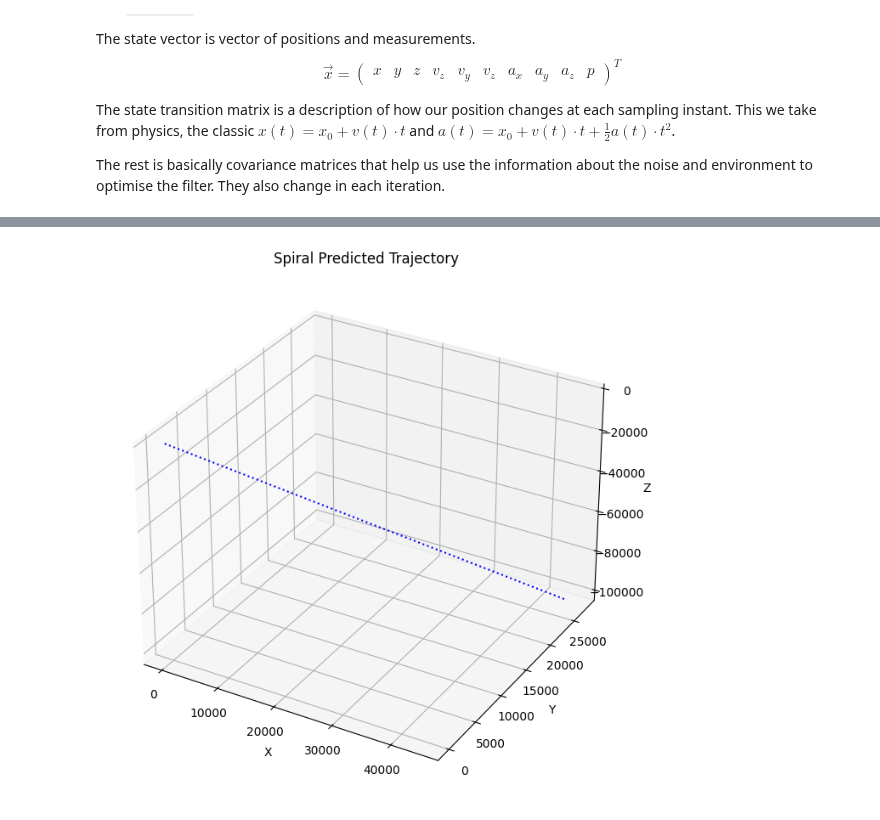
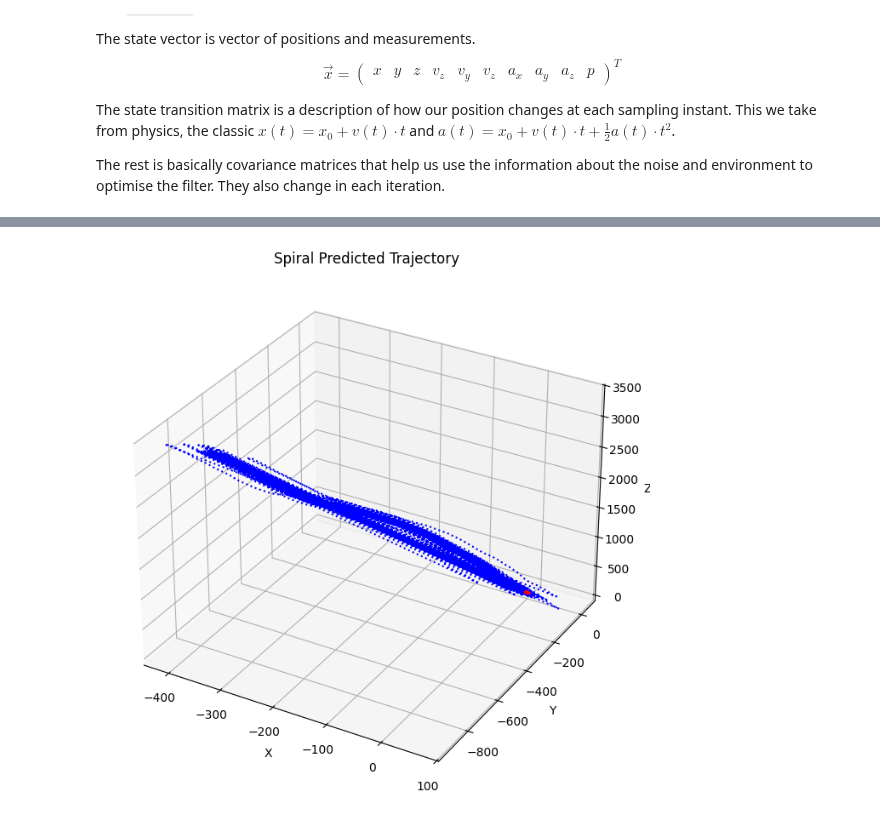
Before and after one commit to kjetteren/RaD_team1_HELIXON, a Jupyter notebook: kalman/KalmanFilterImplementation.ipynb, the cells around one changed output, grey strips where cells are left out. Drawn from its saved outputs; the diff is of its cells as text; code cells hidden in the pictures; some formulas as TeX source.

Commit message:
did some progress on position estimation from real data

```diff
--- a/kalman/KalmanFilterImplementation.ipynb
+++ b/kalman/KalmanFilterImplementation.ipynb
@@ -6,8 +6,20 @@ from filterpy.common import Q_discrete_white_noise
 from numpy.random import randn
 import matplotlib.pyplot as plt
 from mpl_toolkits.mplot3d import Axes3D
+# %%
+R = 4.125    # Radius of the spiral (8.25 meter diameter, so radius = 4.125 meters)
+N = 3.30     # Number of turns
+H = 13       # Total height (13 meters)
+T = 1300     # Number of steps (adjustable)
+
+# Calculate the spiral points
+true_position = np.array([[-R * np.cos(i * (2 * np.pi * N) / T),  R * np.sin(i * (2 * np.pi * N) / T),
+                    (i / T) * H] for i in range(T)])
 # %%
 df = pd.read_csv("sensor_data.csv")
+df["omega_x"]=df["omega_x"]/(0.5*R)
+df["omega_y"]=df["omega_y"]/(0.5*R)
+df["omega_z"]=df["omega_z"]/(0.5*R)
 df.head()
 # %% [output]
 |  | a_x | a_y | a_z | m_x | m_y | m_z | omega_x | omega_y | omega_z | g_x | g_y | ... |
@@ -46,8 +58,8 @@ The state transition matrix is a description of how our position changes at each
 The rest is basically covariance matrices that help us use the information about the noise and environment to optimise the filter. They also change in each iteration.
 # %%
 kf = KalmanFilter(dim_x=9, dim_z=6)
-kf.x = np.array([0., 0., 0., 0., 0., 0., 0., 0., 0.])
-dt = 1.0  # Time step
+kf.x = np.zeros((9,1))
+dt = 0.4  # Time step
 kf.F = np.array([
     [1, 0, 0, dt, 0, 0, 0.5*dt**2, 0, 0],
     [0, 1, 0, 0, dt, 0, 0, 0.5*dt**2, 0],
@@ -134,0 +149,18 @@ t = np.arange(0,len(measured_vx)*dt, dt)
+# %%
+px = np.zeros(len(measured_vx))
+py = np.zeros(len(measured_vy))
+pz = np.zeros(len(measured_vz))
+
+integrated_vx = np.zeros(len(measured_vx))
+integrated_vy = np.zeros(len(measured_vy))
+integrated_vz = np.zeros(len(measured_vz))
+
+integrated_vx = np.cumsum(measured_ax) * dt + measured_vx
+integrated_vy = np.cumsum(measured_ay) * dt + measured_vy
+integrated_vz = np.cumsum(measured_az) * dt + measured_vz
+
+px = integrated_vx*dt
+py = integrated_vy*dt
+pz = integrated_vz*dt
+
+t = np.arange(0,len(measured_vx)*dt, dt)
@@ -135,11 +171,12 @@ t = np.arange(0,len(measured_vx)*dt, dt)
 # %%
 fig = plt.figure(figsize=(12, 8))
 ax = fig.add_subplot(111, projection='3d')
-ax.plot(px, py, pz, 'b:', label='Trajectory')
+ax.plot(px, py, pz, 'b:', label='Predicted')
+ax.plot(true_position[:,0], true_position[:,1], true_position[:,2], 'r-', label="True")
 ax.set_xlabel('X')
 ax.set_ylabel('Y')
 ax.set_zlabel('Z')
 ax.set_title('Spiral Predicted Trajectory')
 plt.show()
 # %% [output]
-[figure, old version]
+[figure, new version]
```
Also changed, not shown: parts of 5 cells of this notebook, 1 other file.
